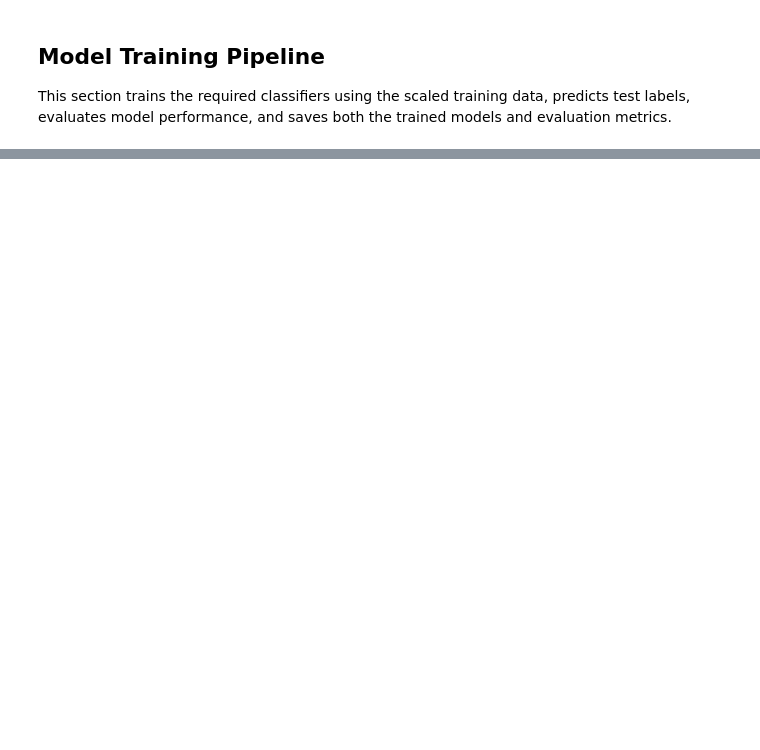
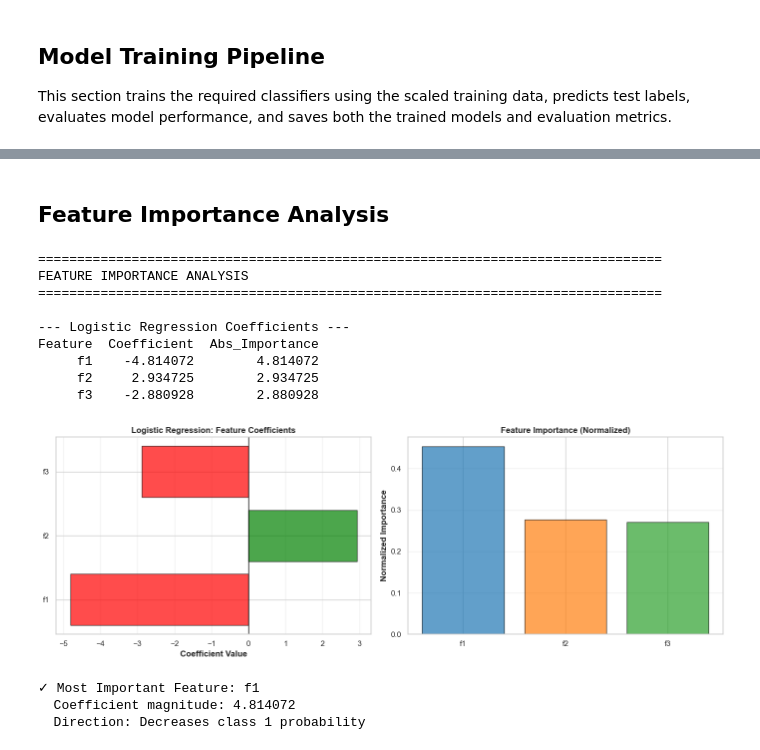
Before and after one commit to PRIYANSHUKUMAWAT1906/PRML_course_project-, a Jupyter notebook: main.ipynb, the cells around one changed output, grey strips where cells are left out. Drawn from its saved outputs; the diff is of its cells as text; code cells hidden in the pictures; blank space fills up the shorter version.

```diff
--- a/main.ipynb
+++ b/main.ipynb
@@ -753,0 +910,78 @@ Saved models to: results
+# %% [markdown]
+##  Feature Importance Analysis
+# %%
+# Extract feature importance from models
+feature_cols = X_train_scaled.columns.tolist()
+
+# Logistic Regression coefficients
+lr_coefs = logistic_model.weights[1:]  # Skip bias term
+lr_importance_df = pd.DataFrame({
+    'Feature': feature_cols,
+    'Coefficient': lr_coefs,
+    'Abs_Importance': np.abs(lr_coefs)
+}).sort_values('Abs_Importance', ascending=False)
+
+# Decision Tree feature importance
+dt_importance_df = pd.DataFrame({
+    'Feature': feature_cols,
+    'Importance': tree_model.root.feature_index if hasattr(tree_model, 'root') else np.zeros(len(feature_cols))
+})
+
+# For decision tree, we'll compute importance by analyzing splits
+# Since custom implementation may not have direct feature_importances_,
+# we'll use a simple method based on splits
+print("\n" + "="*80)
+print("FEATURE IMPORTANCE ANALYSIS")
+print("="*80)
+
+print("\n--- Logistic Regression Coefficients ---")
+print(lr_importance_df[['Feature', 'Coefficient', 'Abs_Importance']].to_string(index=False))
+
+# Visualize feature importance
+fig, axes = plt.subplots(1, 2, figsize=(14, 5))
+
+# Logistic Regression coefficients
+colors_lr = ['green' if x > 0 else 'red' for x in lr_importance_df['Coefficient']]
+axes[0].barh(lr_importance_df['Feature'], lr_importance_df['Coefficient'], color=colors_lr, alpha=0.7, edgecolor='black')
+axes[0].set_xlabel('Coefficient Value', fontweight='bold')
+axes[0].set_title('Logistic Regression: Feature Coefficients', fontweight='bold', fontsize=12)
+axes[0].axvline(x=0, color='black', linestyle='-', linewidth=1)
+axes[0].grid(axis='x', alpha=0.3)
+
+# Feature importance comparison (normalized)
+importance_comparison = pd.DataFrame({
+    'Feature': feature_cols,
+    'Abs_LR_Coef': np.abs(lr_importance_df['Coefficient'].values)
+})
+importance_comparison['Normalized_LR'] = importance_comparison['Abs_LR_Coef'] / importance_comparison['Abs_LR_Coef'].sum()
+
+axes[1].bar(importance_comparison['Feature'], importance_comparison['Normalized_LR'],
+           color=['#1f77b4', '#ff7f0e', '#2ca02c'], alpha=0.7, edgecolor='black')
+axes[1].set_ylabel('Normalized Importance', fontweight='bold')
+axes[1].set_title('Feature Importance (Normalized)', fontweight='bold', fontsize=12)
+axes[1].grid(axis='y', alpha=0.3)
+
+plt.tight_layout()
+plt.show()
+
+# Identify most important feature
+most_important_feature = lr_importance_df.iloc[0]['Feature']
+most_important_coef = lr_importance_df.iloc[0]['Coefficient']
+
+print(f"\n✓ Most Important Feature: {most_important_feature}")
+print(f"  Coefficient magnitude: {abs(most_important_coef):.6f}")
+print(f"  Direction: {'Increases' if most_important_coef > 0 else 'Decreases'} class 1 probability")
+# %% [output]
+================================================================================
+FEATURE IMPORTANCE ANALYSIS
+================================================================================
+
+--- Logistic Regression Coefficients ---
+Feature  Coefficient  Abs_Importance
+     f1    -4.814072        4.814072
+     f2     2.934725        2.934725
+     f3    -2.880928        2.880928
+[figure, added]
+✓ Most Important Feature: f1
+  Coefficient magnitude: 4.814072
+  Direction: Decreases class 1 probability
```
Also changed, not shown: parts of 31 cells of this notebook, 20 other files.
